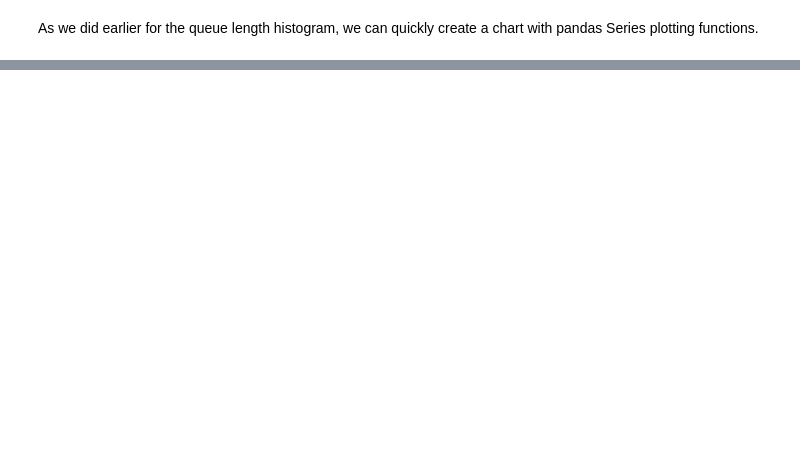
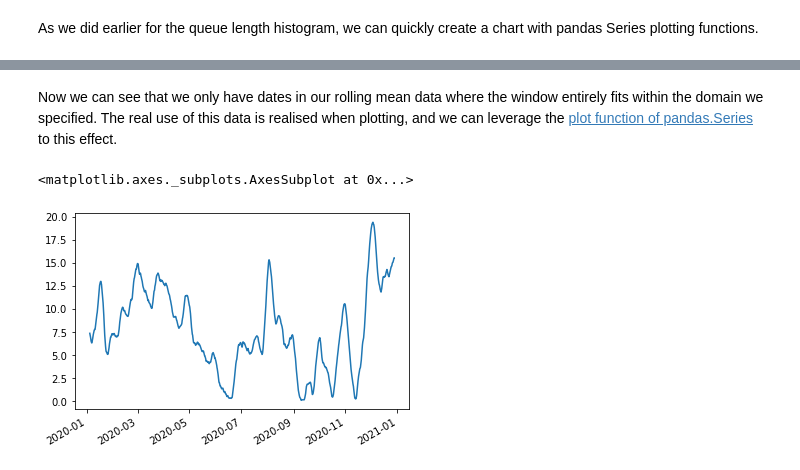
Before and after one commit to staircase-dev/staircase, a Jupyter notebook: docs/examples/Case Study Queue Analysis.ipynb, the cells around one changed output, grey strips where cells are left out. Saved outputs shown, nothing was run; the diff lists cells and outputs as text; code cells hidden in the pictures; blank space fills up the shorter version.

```diff
--- a/docs/examples/Case Study Queue Analysis.ipynb
+++ b/docs/examples/Case Study Queue Analysis.ipynb
@@ -108,0 +243,11 @@ ax.set_ylabel('frequency', fontsize='12')
+# %% [markdown]
+Now we can see that we only have dates in our rolling mean data where the window entirely fits within the domain we specified.  The real use of this data is realised when plotting, and we can leverage the [plot function of pandas.Series](https://pandas.pydata.org/pandas-docs/stable/reference/api/pandas.Series.plot.html) to this effect.
+# %%
+queue.rolling_mean(
+    window=(-pd.Timedelta(3.5, 'D'), pd.Timedelta(3.5, 'D')),
+    lower=pd.Timestamp('2020'),
+    upper=pd.Timestamp('2021'),
+).plot()
+# %% [output]
+<matplotlib.axes._subplots.AxesSubplot at 0x...>
+[figure, added]
```
Also changed, not shown: parts of 38 cells of this notebook, 8 other files.
